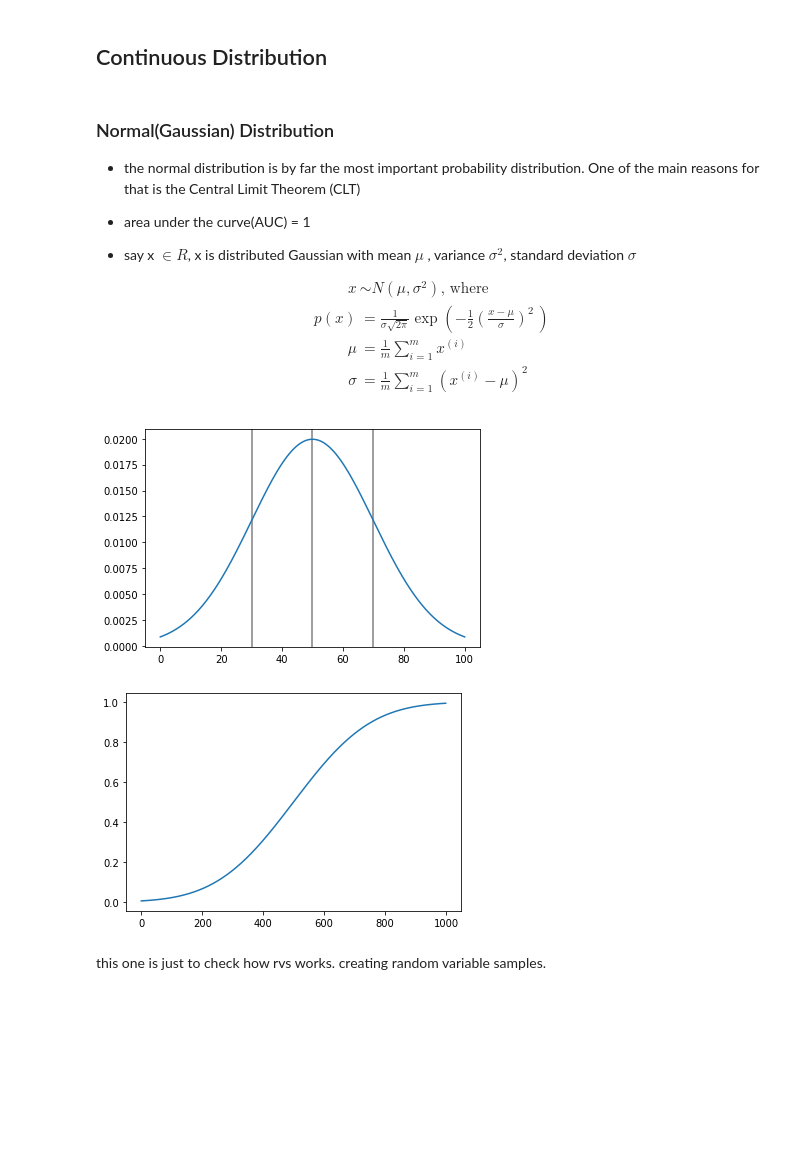
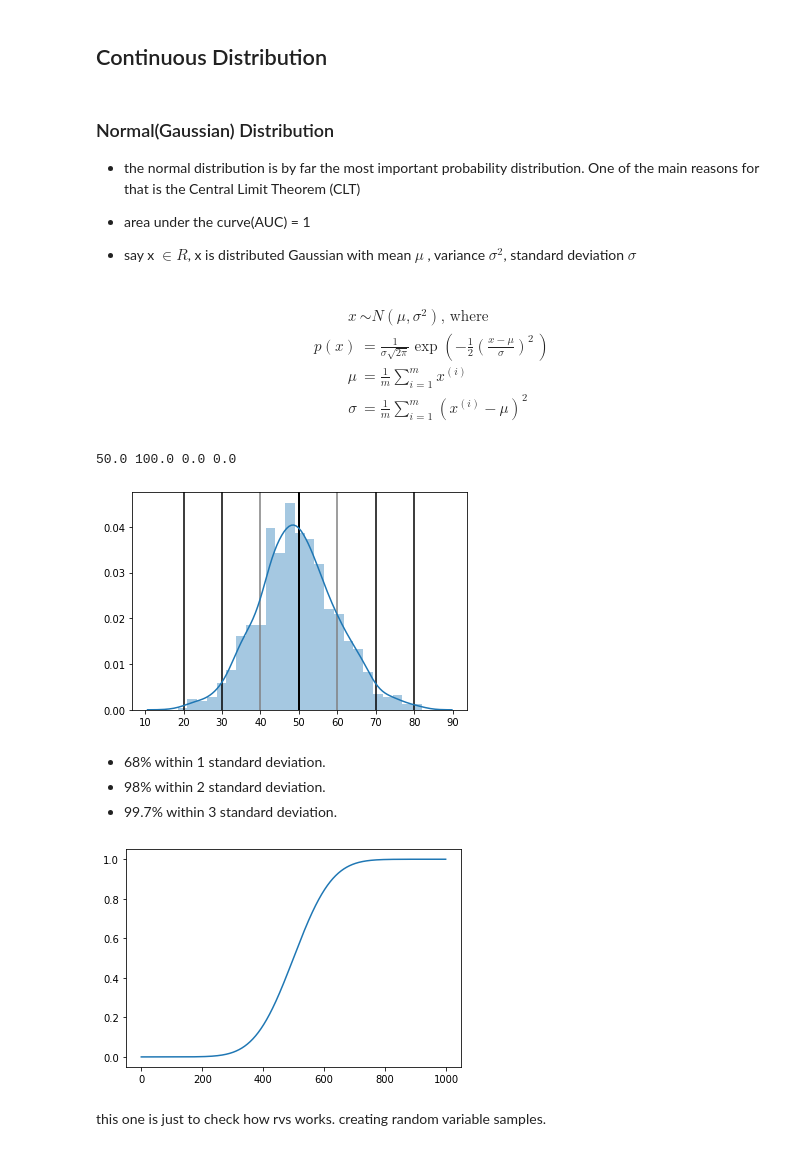
Before and after one commit to NishantBaheti/MachineLearningExploration, a Jupyter notebook: PracticalStatistics/Distributions.ipynb, the cells around one changed output. Cells and saved outputs as stored; diff of their text form; code cells hidden in the pictures; blank space fills up the shorter version.

```diff
--- a/PracticalStatistics/Distributions.ipynb
+++ b/PracticalStatistics/Distributions.ipynb
@@ -272,15 +248,14 @@ sns.distplot(resamples)
     - The example also generates six random numbers from defined normal distribution.
 # %% [markdown]
 ## Continuous Distribution
+# %% [markdown]
+### Normal(Gaussian) Distribution
+
+- the normal distribution is by far the most important probability distribution. One of the main reasons for that is the Central Limit Theorem (CLT)
+- area under the curve(AUC) = 1
+
+- say x $\in R$, x is distributed Gaussian with mean $\mu$ , variance $\sigma^2$, standard deviation $\sigma$
 # %% [markdown]
-### Normal(Gaussian) Distribution
-
-- the normal distribution is by far the most important probability distribution. One of the main reasons for that is the Central Limit Theorem (CLT)
-- area under the curve(AUC) = 1
-
-- say x $\in R$, x is distributed Gaussian with mean $\mu$ , variance $\sigma^2$, standard deviation $\sigma$
-
-
 \begin{align}
     x &\sim N(\mu, \sigma^2) \text{, where}\\
     p(x) &= \frac{1}{\sigma\sqrt{2\pi}} \exp\left( -\frac{1}{2}\left(\frac{x-\mu}{\sigma}\right)^{\!2}\,\right)\\
@@ -292,24 +267,35 @@ data = np.linspace(start=0, stop=100, num=1000)
 # %%
 from scipy.stats import norm
 
-norm = norm(loc=50, scale=20)
+norm = norm(loc=50, scale=10)
 mean,var,skew,kurtosis = norm.stats(moments="mvsk")
-mean,var,skew,kurtosis
-std = var**(1/2)
+std = np.sqrt(var)
+
+print(mean,var,skew,kurtosis)
+# %% [output]
+50.0 100.0 0.0 0.0
 # %%
 fig,ax = plt.subplots(1,1)
-ax.axvline(mean,c='grey')
-ax.axvline(mean-std,c='grey')
-ax.axvline(mean+std,c='grey')
-ax.plot(data,norm.pdf(data))
+ax.axvline(mean, c='k', lw=2)
+ax.axvline(mean-std, c='grey')
+ax.axvline(mean+std, c='grey')
+ax.axvline(mean-std*2, c='k')
+ax.axvline(mean+std*2, c='k')
+ax.axvline(mean-std*3, c='k')
+ax.axvline(mean+std*3, c='k')
+sns.distplot(norm.rvs(1000), kde=True)
 plt.show()
 # %% [output]
-[figure, old version]
+[figure, new version]
+# %% [markdown]
+- 68% within 1 standard deviation.
+- 98% within 2 standard deviation.
+- 99.7% within 3 standard deviation.
 # %%
 plt.plot(norm.cdf(data))
 plt.show()
 # %% [output]
-[figure, old version]
+[figure, new version]
 # %% [markdown]
 this one is just to check how rvs works. creating random variable samples.
 # %%
```
Also changed, not shown: parts of 26 cells of this notebook, 1 other file.
